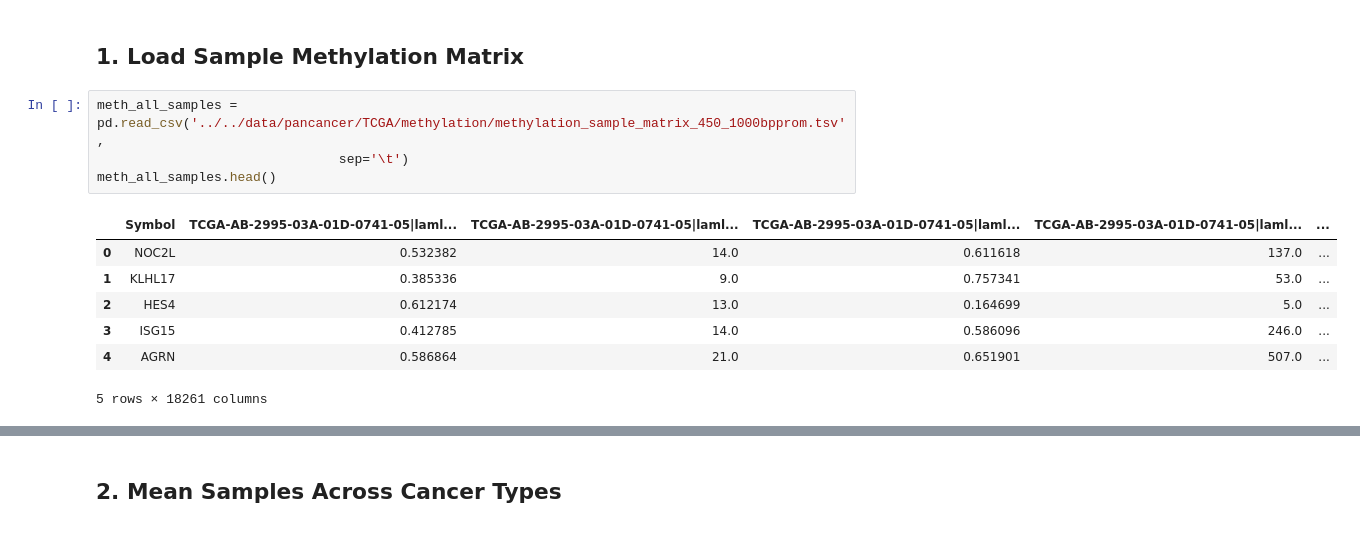
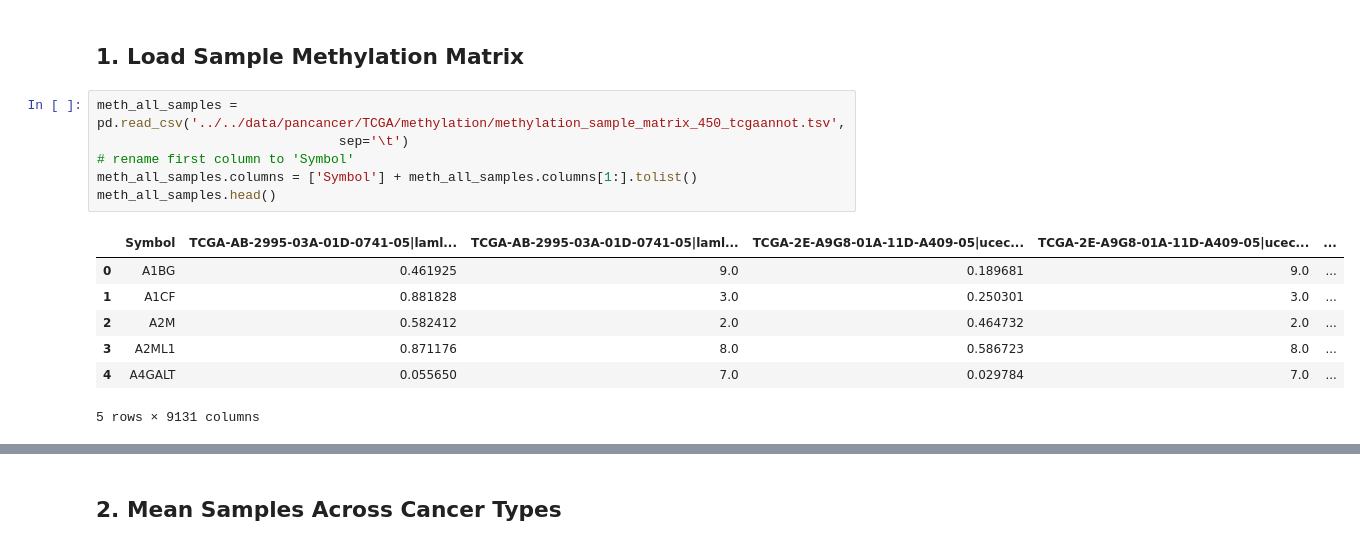
Before and after one commit to schulter/EMOGI, a Jupyter notebook: pancancer/methylation/build_methylation_container.ipynb, the cells around one changed output, grey strips where cells are left out. Cells and saved outputs as stored; diff of their text form.

```diff
--- a/pancancer/methylation/build_methylation_container.ipynb
+++ b/pancancer/methylation/build_methylation_container.ipynb
@@ -11,14 +11,16 @@ import seaborn, h5py
 # %% [markdown]
 ## 1. Load Sample Methylation Matrix
 # %%
-meth_all_samples = pd.read_csv('../../data/pancancer/TCGA/methylation/methylation_sample_matrix_450_1000bpprom.tsv',
+meth_all_samples = pd.read_csv('../../data/pancancer/TCGA/methylation/methylation_sample_matrix_450_tcgaannot.tsv',
                                sep='\t')
+# rename first column to 'Symbol'
+meth_all_samples.columns = ['Symbol'] + meth_all_samples.columns[1:].tolist()
 meth_all_samples.head()
 # %% [output]
-|  | Symbol | TCGA-AB-2995-03A-01D-0741-05|laml... | TCGA-AB-2995-03A-01D-0741-05|laml... | TCGA-AB-2995-03A-01D-0741-05|laml... | TCGA-AB-2995-03A-01D-0741-05|laml... | ... |
-| 0 | NOC2L | 0.532382 | 14.0 | 0.611618 | 137.0 | ... |
-| 1 | KLHL17 | 0.385336 | 9.0 | 0.757341 | 53.0 | ... |
-| 2 | HES4 | 0.612174 | 13.0 | 0.164699 | 5.0 | ... |
-| 3 | ISG15 | 0.412785 | 14.0 | 0.586096 | 246.0 | ... |
-| 4 | AGRN | 0.586864 | 21.0 | 0.651901 | 507.0 | ... |
+|  | Symbol | TCGA-AB-2995-03A-01D-0741-05|laml... | TCGA-AB-2995-03A-01D-0741-05|laml... | TCGA-2E-A9G8-01A-11D-A409-05|ucec... | TCGA-2E-A9G8-01A-11D-A409-05|ucec... | ... |
+| 0 | A1BG | 0.461925 | 9.0 | 0.189681 | 9.0 | ... |
+| 1 | A1CF | 0.881828 | 3.0 | 0.250301 | 3.0 | ... |
+| 2 | A2M | 0.582412 | 2.0 | 0.464732 | 2.0 | ... |
+| 3 | A2ML1 | 0.871176 | 8.0 | 0.586723 | 8.0 | ... |
+| 4 | A4GALT | 0.055650 | 7.0 | 0.029784 | 7.0 | ... |
-5 rows × 18261 columns
+5 rows × 9131 columns
```
Also changed, not shown: parts of 39 cells of this notebook, 1 other file.
